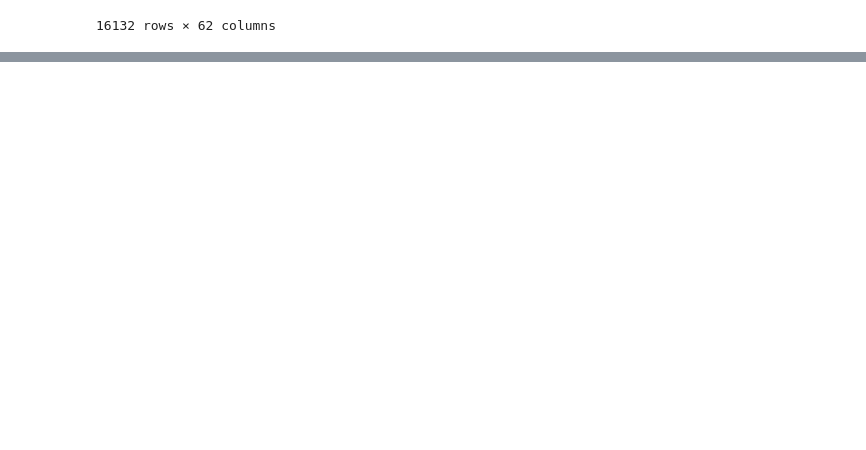
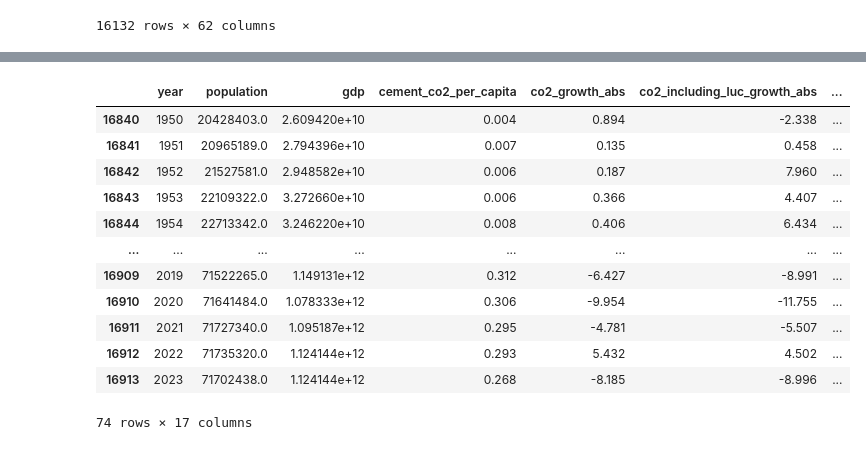
Before and after one commit to KaungHtetCho-22/Decarbonize-TH, a Jupyter notebook: carbon/data-cleaning.ipynb, the cells around one changed output, grey strips where cells are left out. Cells and saved outputs as stored; diff of their text form; code cells hidden in the pictures; blank space fills up the shorter version.

```diff
--- a/carbon/data-cleaning.ipynb
+++ b/carbon/data-cleaning.ipynb
@@ -121,0 +185,9 @@ KeyError: "['consumption_co2_per_capita', 'consumption_co2_per_gdp', 'energy_per
+# %%
+from statsmodels.stats.outliers_influence import variance_inflation_factor
+import pandas as pd
+
+X = final_df.drop(columns=['co2'])  # replace 'target_column' with your actual target name
+vif_data = pd.DataFrame()
+vif_data["feature"] = X.columns
+vif_data["VIF"] = [variance_inflation_factor(X.values, i) for i in range(X.shape[1])]
+print(vif_data)
@@ -121,0 +212,5 @@ KeyError: "['consumption_co2_per_capita', 'consumption_co2_per_gdp', 'energy_per
+# %%
+vif_data = vif_data[vif_data['VIF']<15].reset_index(drop=True)
+# %%
+features = vif_data['feature'].tolist()
+final_clean_df = df[features+['country']+['co2']]
@@ -121,0 +219,18 @@ KeyError: "['consumption_co2_per_capita', 'consumption_co2_per_gdp', 'energy_per
+# %%
+test_df = final_clean_df[final_clean_df['country'] == "Thailand"]
+# %%
+test_df
+# %% [output]
+|  | year | population | gdp | cement_co2_per_capita | co2_growth_abs | co2_including_luc_growth_abs | ... |
+| 16840 | 1950 | 20428403.0 | 2.609420e+10 | 0.004 | 0.894 | -2.338 | ... |
+| 16841 | 1951 | 20965189.0 | 2.794396e+10 | 0.007 | 0.135 | 0.458 | ... |
+| 16842 | 1952 | 21527581.0 | 2.948582e+10 | 0.006 | 0.187 | 7.960 | ... |
+| 16843 | 1953 | 22109322.0 | 3.272660e+10 | 0.006 | 0.366 | 4.407 | ... |
+| 16844 | 1954 | 22713342.0 | 3.246220e+10 | 0.008 | 0.406 | 6.434 | ... |
+| ... | ... | ... | ... | ... | ... | ... | ... |
+| 16909 | 2019 | 71522265.0 | 1.149131e+12 | 0.312 | -6.427 | -8.991 | ... |
+| 16910 | 2020 | 71641484.0 | 1.078333e+12 | 0.306 | -9.954 | -11.755 | ... |
+| 16911 | 2021 | 71727340.0 | 1.095187e+12 | 0.295 | -4.781 | -5.507 | ... |
+| 16912 | 2022 | 71735320.0 | 1.124144e+12 | 0.293 | 5.432 | 4.502 | ... |
+| 16913 | 2023 | 71702438.0 | 1.124144e+12 | 0.268 | -8.185 | -8.996 | ... |
+74 rows × 17 columns
```
Also changed, not shown: parts of 22 cells of this notebook, 8 other files.
